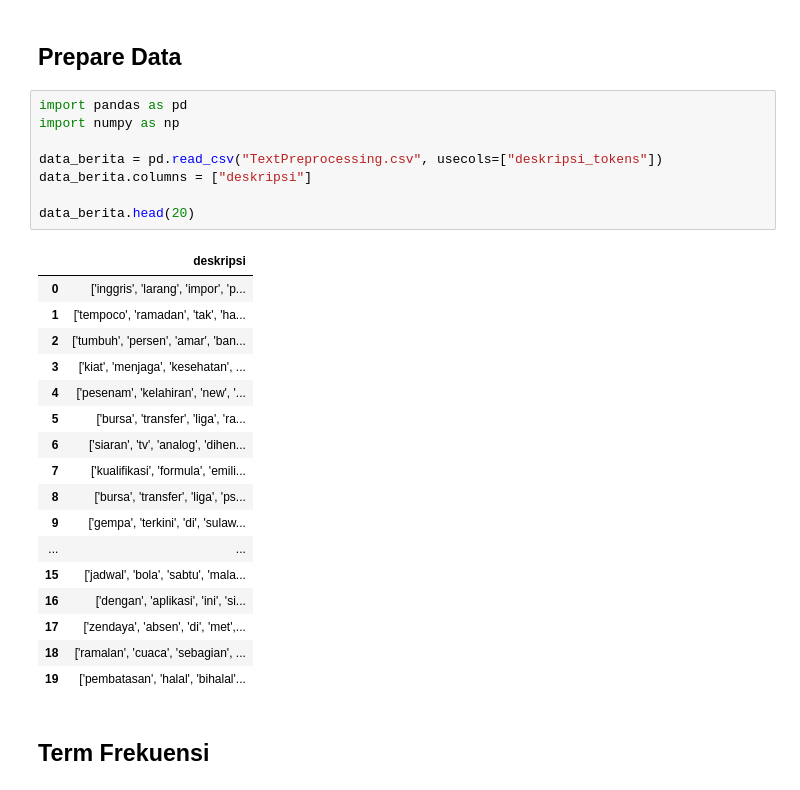
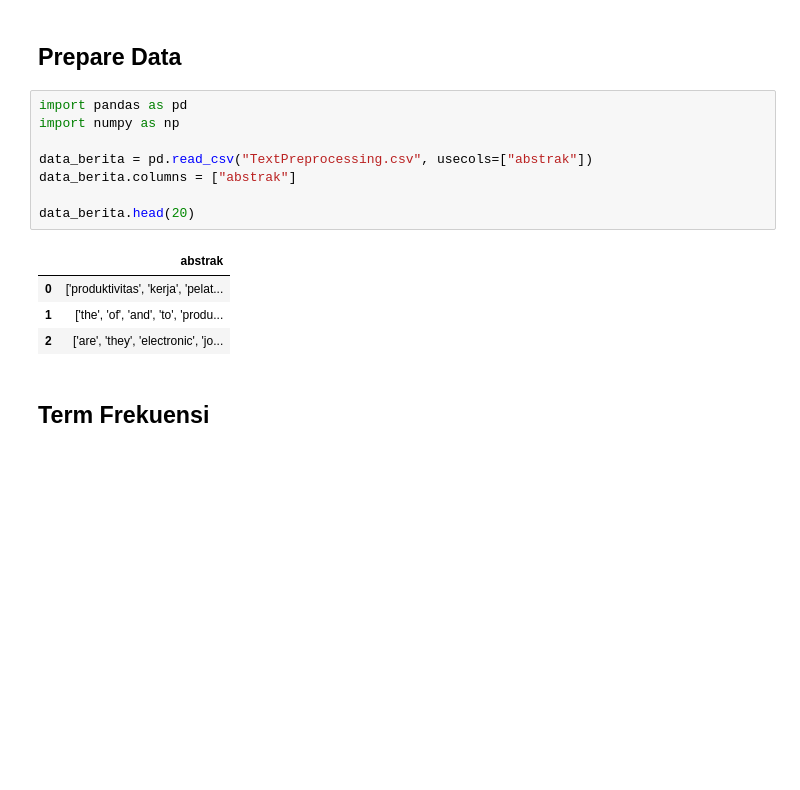
Before and after one commit to fazahidah/UASWebMining, a Jupyter notebook: _sources/TextProcessing.ipynb, the cells around one changed output. Drawn from its saved outputs; the diff is of its cells as text; blank space fills up the shorter version.

```diff
--- a/_sources/TextProcessing.ipynb
+++ b/_sources/TextProcessing.ipynb
@@ -323,29 +275,16 @@ data_berita.to_csv("TextPreprocessing.csv")
 # %%
 import pandas as pd
 import numpy as np
 
-data_berita = pd.read_csv("TextPreprocessing.csv", usecols=["deskripsi_tokens"])
-data_berita.columns = ["deskripsi"]
+data_berita = pd.read_csv("TextPreprocessing.csv", usecols=["abstrak"])
+data_berita.columns = ["abstrak"]
 
 data_berita.head(20)
 # %% [output]
-|  | deskripsi |
-| 0 | ['inggris', 'larang', 'impor', 'p... |
-| 1 | ['tempoco', 'ramadan', 'tak', 'ha... |
-| 2 | ['tumbuh', 'persen', 'amar', 'ban... |
-| 3 | ['kiat', 'menjaga', 'kesehatan', ... |
-| 4 | ['pesenam', 'kelahiran', 'new', '... |
-| 5 | ['bursa', 'transfer', 'liga', 'ra... |
-| 6 | ['siaran', 'tv', 'analog', 'dihen... |
-| 7 | ['kualifikasi', 'formula', 'emili... |
-| 8 | ['bursa', 'transfer', 'liga', 'ps... |
-| 9 | ['gempa', 'terkini', 'di', 'sulaw... |
-| ... | ... |
-| 15 | ['jadwal', 'bola', 'sabtu', 'mala... |
-| 16 | ['dengan', 'aplikasi', 'ini', 'si... |
-| 17 | ['zendaya', 'absen', 'di', 'met',... |
-| 18 | ['ramalan', 'cuaca', 'sebagian', ... |
-| 19 | ['pembatasan', 'halal', 'bihalal'... |
+|  | abstrak |
+| 0 | ['produktivitas', 'kerja', 'pelat... |
+| 1 | ['the', 'of', 'and', 'to', 'produ... |
+| 2 | ['are', 'they', 'electronic', 'jo... |
 # %% [markdown]
 ## Term Frekuensi
 # %%
```
Also changed, not shown: parts of 9 cells of this notebook, 11 other files.
